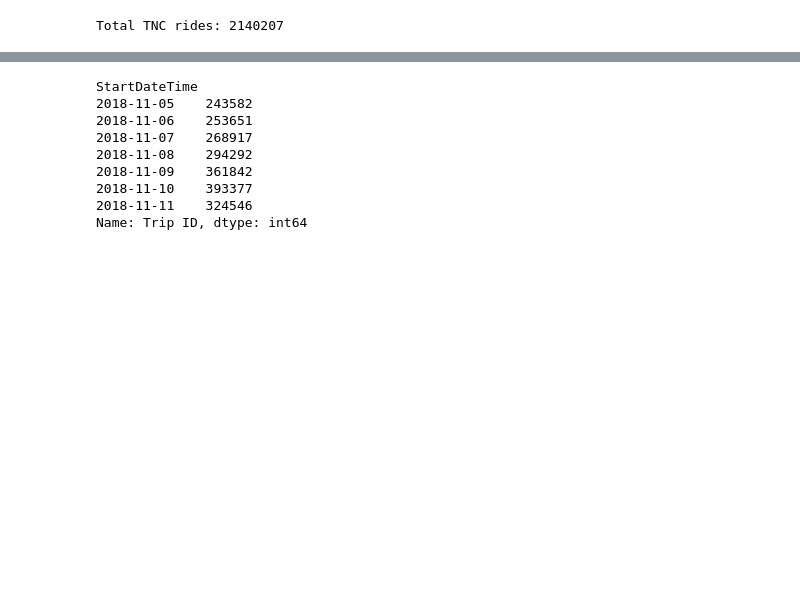
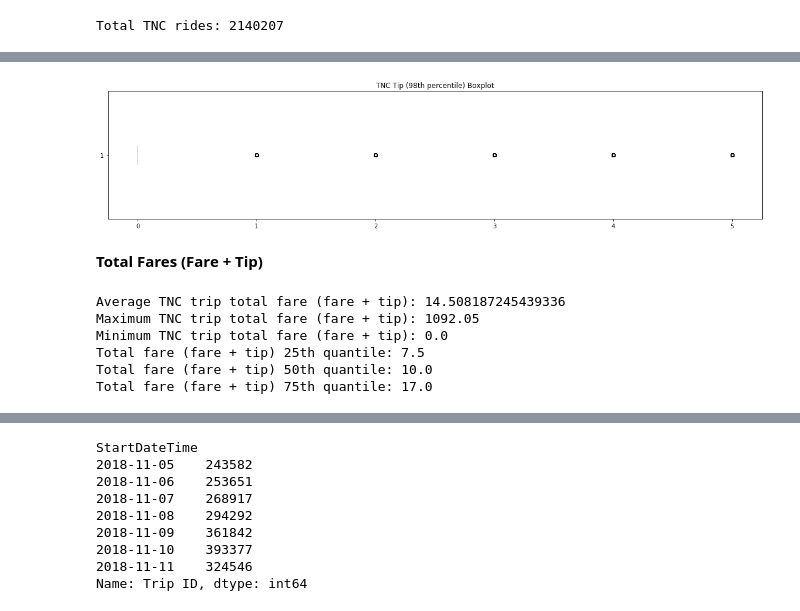
Before and after one commit to juanfrans/chicago_tnc_vs_taxis, a Jupyter notebook: 02_GeneratingSummaryTablesGraphs/src/01_GeneratingSummaryTablesGraphs.ipynb, the cells around one changed output, grey strips where cells are left out. Drawn from its saved outputs; the diff is of its cells as text; code cells hidden in the pictures; blank space fills up the shorter version.

```diff
--- a/02_GeneratingSummaryTablesGraphs/src/01_GeneratingSummaryTablesGraphs.ipynb
+++ b/02_GeneratingSummaryTablesGraphs/src/01_GeneratingSummaryTablesGraphs.ipynb
@@ -143 +208,27 @@ Maximum TNC tip: 100
 Minimum TNC tip: 0
+# %%
+plt.rcParams["figure.figsize"] = [20,4]
+fig1, ax1 = plt.subplots()
+ax1.boxplot(tncTip98['Tip'], vert=False)
+ax1.title.set_text('TNC Tip (98th percentile) Boxplot')
+# %% [output]
+[figure, added]
+# %% [markdown]
+**Total Fares (Fare + Tip)**
+# %%
+tncAvgTripTotal = tncData['Trip Total'].mean()
+tncMaxTripTotal = tncData['Trip Total'].max()
+tncMinTripTotal = tncData['Trip Total'].min()
+print('Average TNC trip total fare (fare + tip):', tncAvgTripTotal)
+print('Maximum TNC trip total fare (fare + tip):', tncMaxTripTotal)
+print('Minimum TNC trip total fare (fare + tip):', tncMinTripTotal)
+print('Total fare (fare + tip) 25th quantile:', tncData['Trip Total'].quantile(.25))
+print('Total fare (fare + tip) 50th quantile:', tncData['Trip Total'].quantile(.5))
+print('Total fare (fare + tip) 75th quantile:', tncData['Trip Total'].quantile(.75))
+# %% [output]
+Average TNC trip total fare (fare + tip): 14.508187245439336
+Maximum TNC trip total fare (fare + tip): 1092.05
+Minimum TNC trip total fare (fare + tip): 0.0
+Total fare (fare + tip) 25th quantile: 7.5
+Total fare (fare + tip) 50th quantile: 10.0
+Total fare (fare + tip) 75th quantile: 17.0
```
Also changed, not shown: parts of 108 cells of this notebook, 1 other file.
